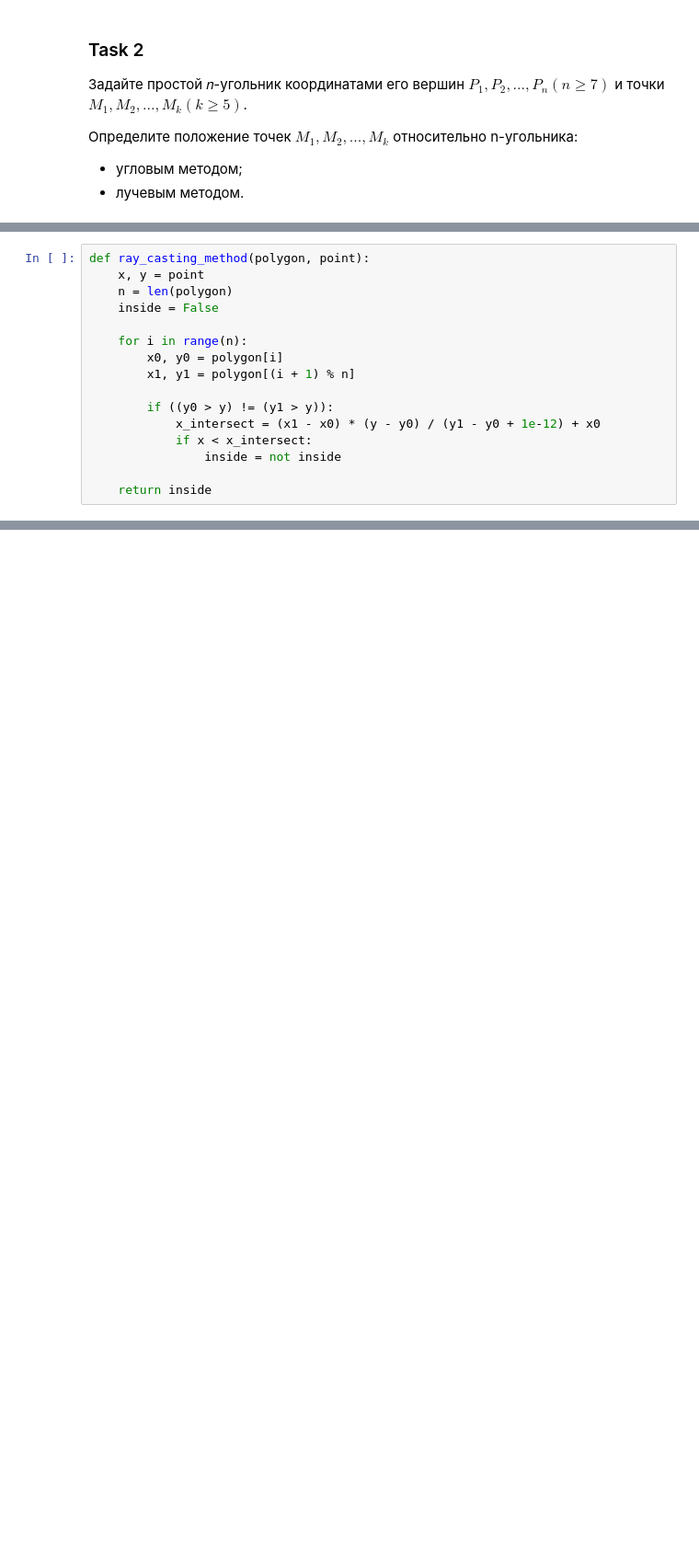
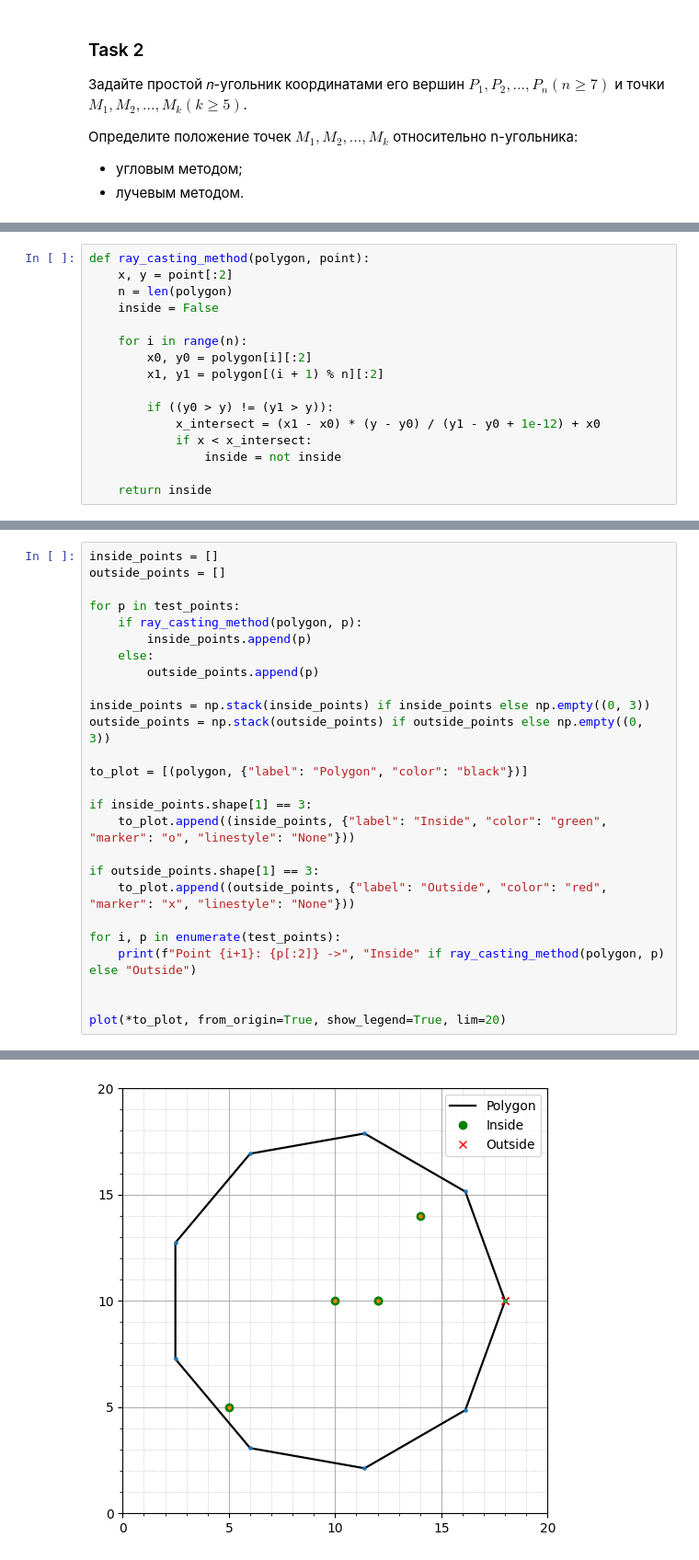
Before and after one commit to mikedegeofroy/itmo-computational-geometry, a Jupyter notebook: lab4/lab4.ipynb, the cells around one changed output, grey strips where cells are left out. Shown at 92% size. Drawn from its saved outputs; the diff is of its cells as text; blank space fills up the shorter version.

```diff
--- a/lab4/lab4.ipynb
+++ b/lab4/lab4.ipynb
@@ -425,12 +430,12 @@ def angle_sum_method(polygon, point):
 # %%
 def ray_casting_method(polygon, point):
-    x, y = point
+    x, y = point[:2]
     n = len(polygon)
     inside = False
 
     for i in range(n):
-        x0, y0 = polygon[i]
-        x1, y1 = polygon[(i + 1) % n]
+        x0, y0 = polygon[i][:2]
+        x1, y1 = polygon[(i + 1) % n][:2]
 
         if ((y0 > y) != (y1 > y)):
             x_intersect = (x1 - x0) * (y - y0) / (y1 - y0 + 1e-12) + x0
@@ -440,0 +479,27 @@ def ray_casting_method(polygon, point):
+# %%
+inside_points = []
+outside_points = []
+
+for p in test_points:
+    if ray_casting_method(polygon, p):
+        inside_points.append(p)
+    else:
+        outside_points.append(p)
+
+inside_points = np.stack(inside_points) if inside_points else np.empty((0, 3))
+outside_points = np.stack(outside_points) if outside_points else np.empty((0, 3))
+
+to_plot = [(polygon, {"label": "Polygon", "color": "black"})]
+
+if inside_points.shape[1] == 3:
+    to_plot.append((inside_points, {"label": "Inside", "color": "green", "marker": "o", "linestyle": "None"}))
+
+if outside_points.shape[1] == 3:
+    to_plot.append((outside_points, {"label": "Outside", "color": "red", "marker": "x", "linestyle": "None"}))
+
+for i, p in enumerate(test_points):
+    print(f"Point {i+1}: {p[:2]} ->", "Inside" if ray_casting_method(polygon, p) else "Outside")
+
+
+plot(*to_plot, from_origin=True, show_legend=True, lim=20)
+# %% [output]
@@ -440,0 +511 @@ def ray_casting_method(polygon, point):
+[figure, added]
```
Also changed, not shown: parts of 4 cells of this notebook.
